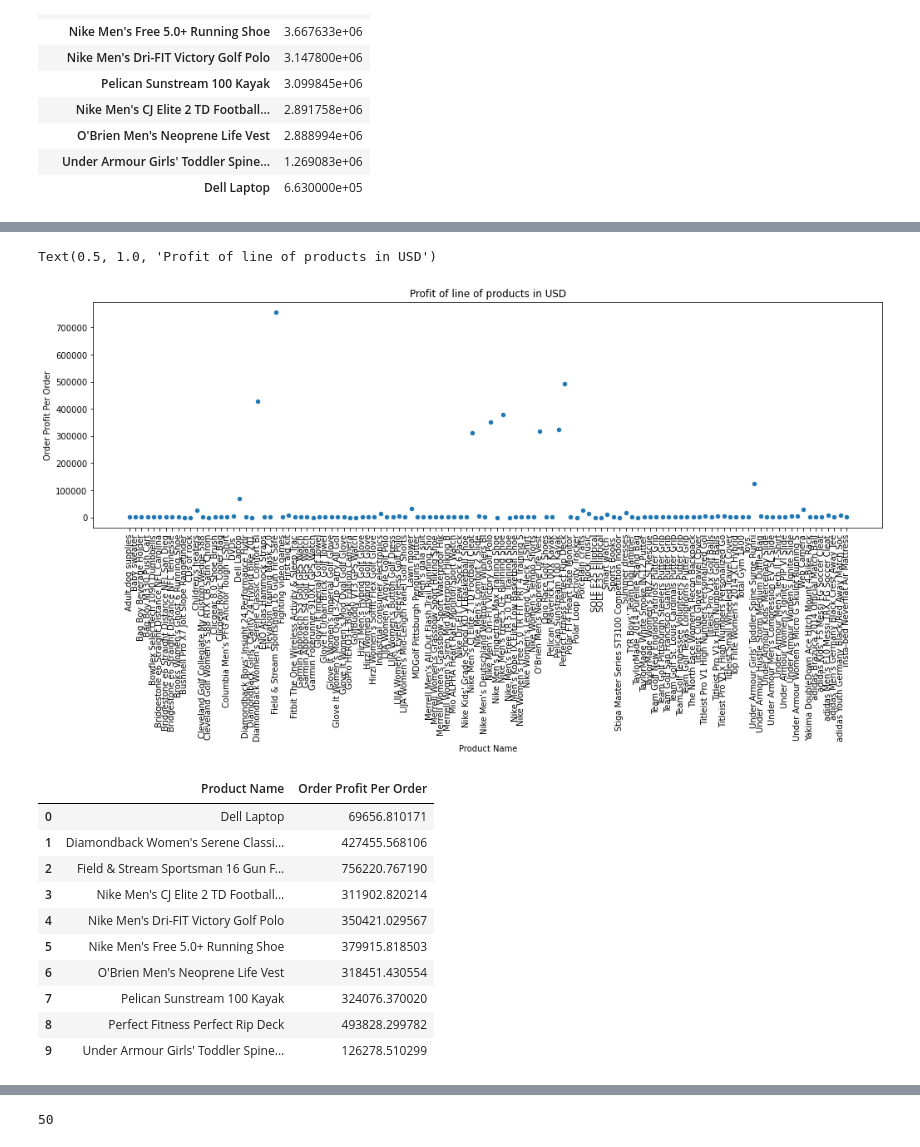
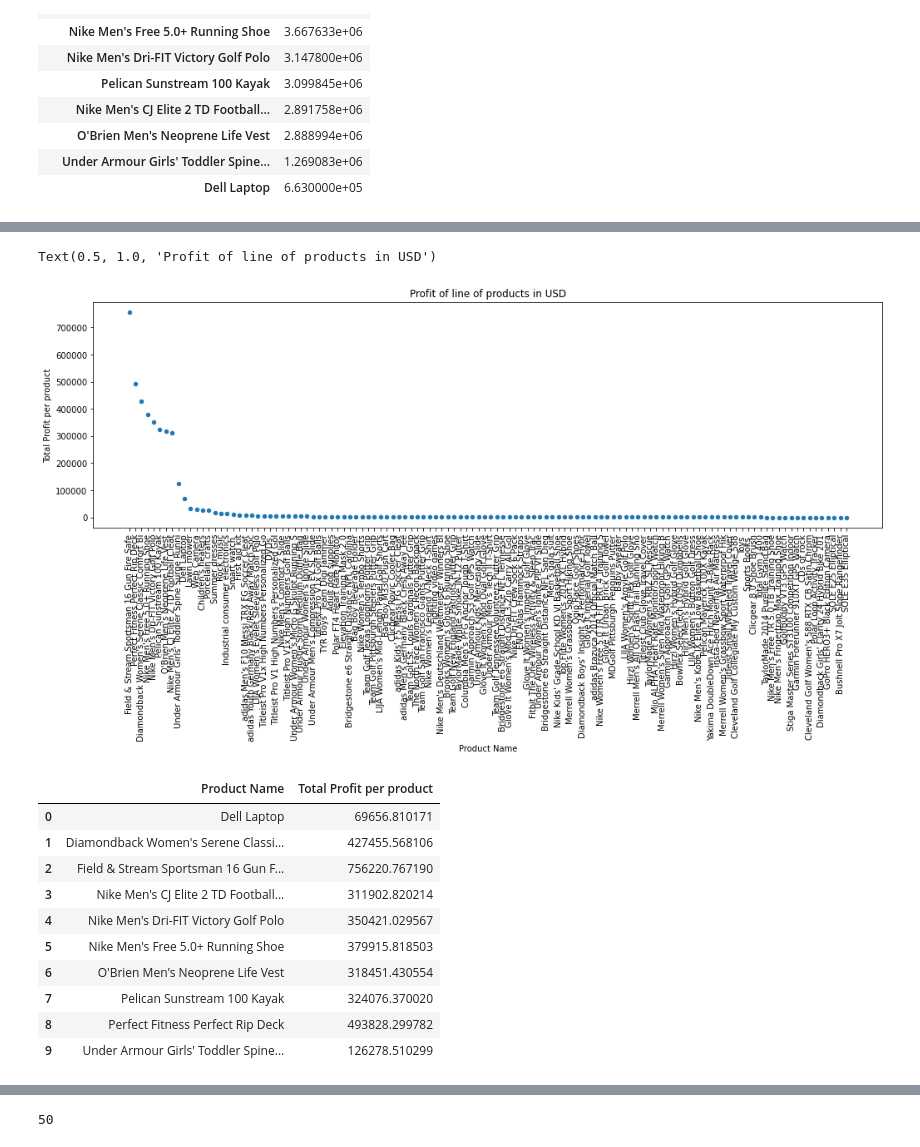
Before and after one commit to adriana-nm/projects_supply_chain_data_analysis, a Jupyter notebook: product/task2_product.ipynb, the cells around one changed output, grey strips where cells are left out. Saved outputs shown, nothing was run; the diff lists cells and outputs as text; code cells hidden in the pictures.

Commit message:
Customer, product, stores notebook upload

```diff
--- a/Projects_II_product.ipynb
+++ b/product/task2_product.ipynb
@@ -181,0 +165,9 @@ df_salprof
+# %%
+df_salprof = df.groupby('Product Name').sum()[['Sales','Order Item Total','Order Profit Per Order']]
+df_salprof.columns = df_salprof.columns.str.replace('Order Item Total','Net money received from sale')
+df_salprof.columns = df_salprof.columns.str.replace('Order Profit Per Order','Total Profit per product')
+df_salprof = df_salprof.sort_values(by='Total Profit per product', ascending=False)
+
+# Style is saved on a different DF, because it changes the DF object (it becomes a Styler object)
+df_salprof_styled = df_salprof.astype('int64').style.format('{:,}')
+df_salprof_styled
@@ -182,17 +196,18 @@ df_salprof
 # %%
-df_salprof.plot(x="Product Name", y="Order Profit Per Order", kind="scatter",figsize=(17,5))
+df_salprof.plot(x='Product Name', y="Total Profit per product", kind="scatter",figsize=(17,5))
 plt.xticks(rotation=90)
 plt.title('Profit of line of products in USD')
 # %% [output]
 Text(0.5, 1.0, 'Profit of line of products in USD')
-[figure, old version]
+[figure, new version]
 # %%
 df_salprof2 = df.groupby('Product Name').sum()['Order Profit Per Order']
 df_salprof2 = df_salprof2[df_salprof2 > 50000]
 df_salprof2 = df_salprof2.reset_index()
+df_salprof2.columns = df_salprof2.columns.str.replace('Order Profit Per Order','Total Profit per product')
 df_salprof2
 # %% [output]
-|  | Product Name | Order Profit Per Order |
+|  | Product Name | Total Profit per product |
 | 0 | Dell Laptop | 69656.810171 |
 | 1 | Diamondback Women's Serene Classi... | 427455.568106 |
 | 2 | Field & Stream Sportsman 16 Gun F... | 756220.767190 |
```
Also changed, not shown: parts of 38 cells of this notebook, 2 other files.
